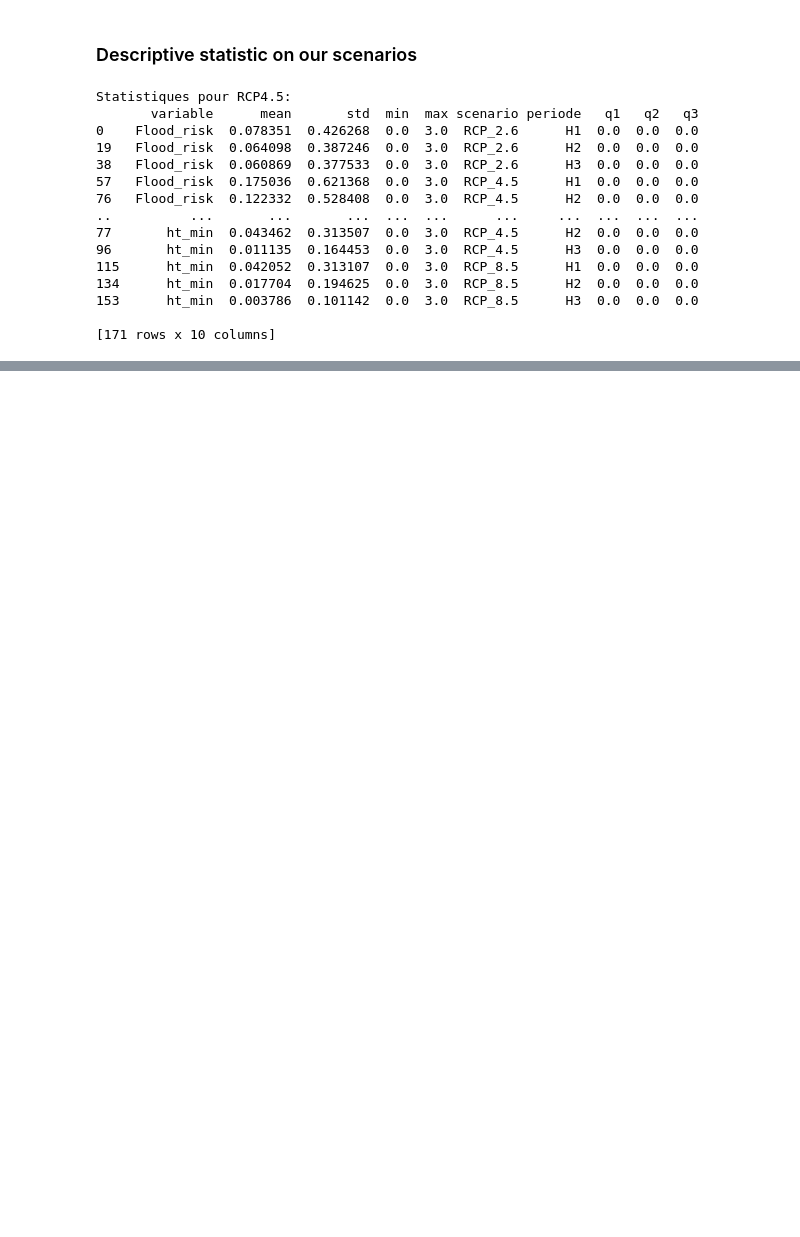
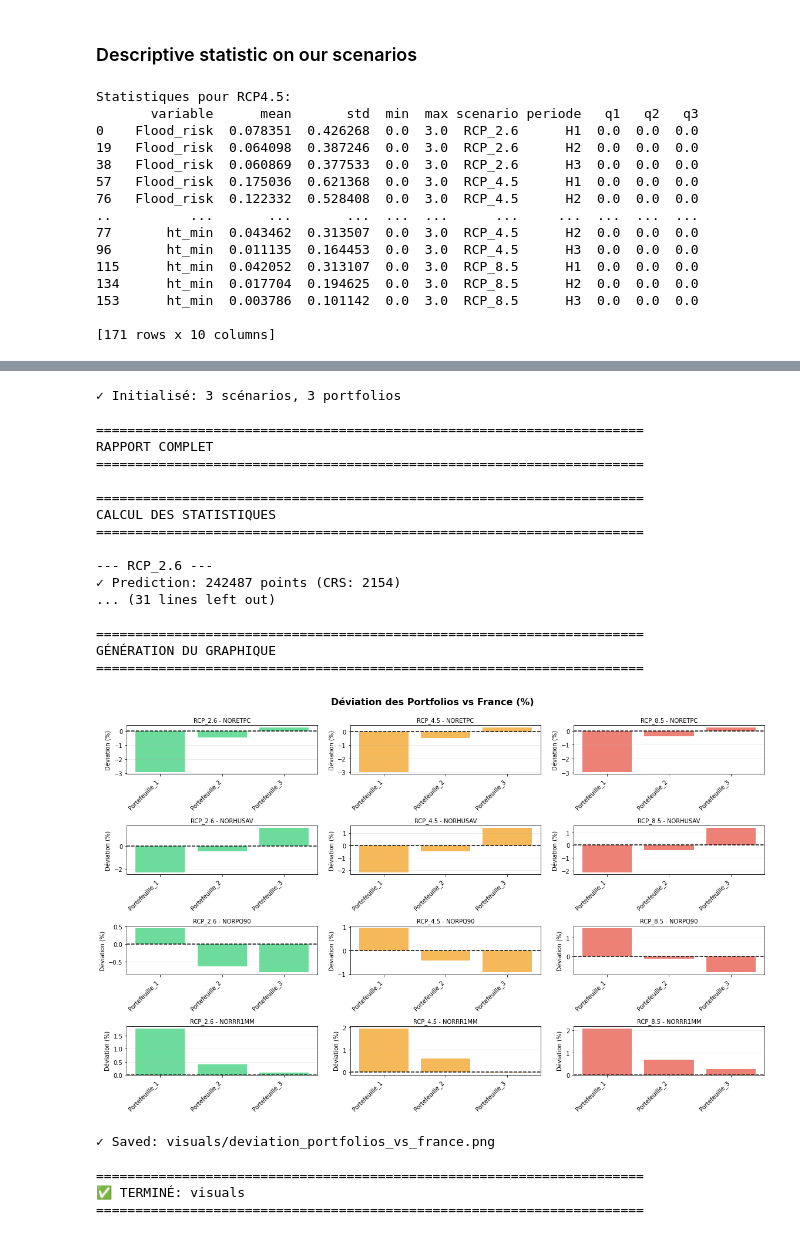
Before and after one commit to Lucas-Coussy/Data-Challenge_Climate_Risks, a Jupyter notebook: Create_score.ipynb, the cells around one changed output, grey strips where cells are left out. Saved outputs shown, nothing was run; the diff lists cells and outputs as text; code cells hidden in the pictures; blank space fills up the shorter version.

Commit message:
Updated class, updated visuals, updated score, updated Modelisation

```diff
--- a/Create_score.ipynb
+++ b/Create_score.ipynb
@@ -343,0 +324,33 @@ viz.plot_mean_evolution_by_period()
+# %%
+PCE = Portfolio_Context_Explained(
+        scenario_files=['prediction_data/RCP_2.6_prediction.csv','prediction_data/RCP_4.5_prediction.csv','prediction_data/RCP_8.5_prediction.csv'],
+        portfolio_files=['prediction_data/Portefeuille_1_capital_risk_RCP_2.6.csv','prediction_data/Portefeuille_2_capital_risk_RCP_4.5.csv','prediction_data/Portefeuille_3_capital_risk_RCP_8.5.csv'],
+        buffer_m=1000,
+        scaler_path='model/ht_scaler.pkl'
+    )
+
+results = PCE.generate_complete_report(output_folder='visuals')
+# %% [output]
+✓ Initialisé: 3 scénarios, 3 portfolios
+
+======================================================================
+RAPPORT COMPLET
+======================================================================
+
+======================================================================
+CALCUL DES STATISTIQUES
+======================================================================
+
+--- RCP_2.6 ---
+✓ Prediction: 242487 points (CRS: 2154)
+... (31 lines left out)
+
+======================================================================
+GÉNÉRATION DU GRAPHIQUE
+======================================================================
+[figure, added]
+✓ Saved: visuals/deviation_portfolios_vs_france.png
+
+======================================================================
+✅ TERMINÉ: visuals
+======================================================================
```
Also changed, not shown: parts of 6 cells of this notebook, 22 other files.
